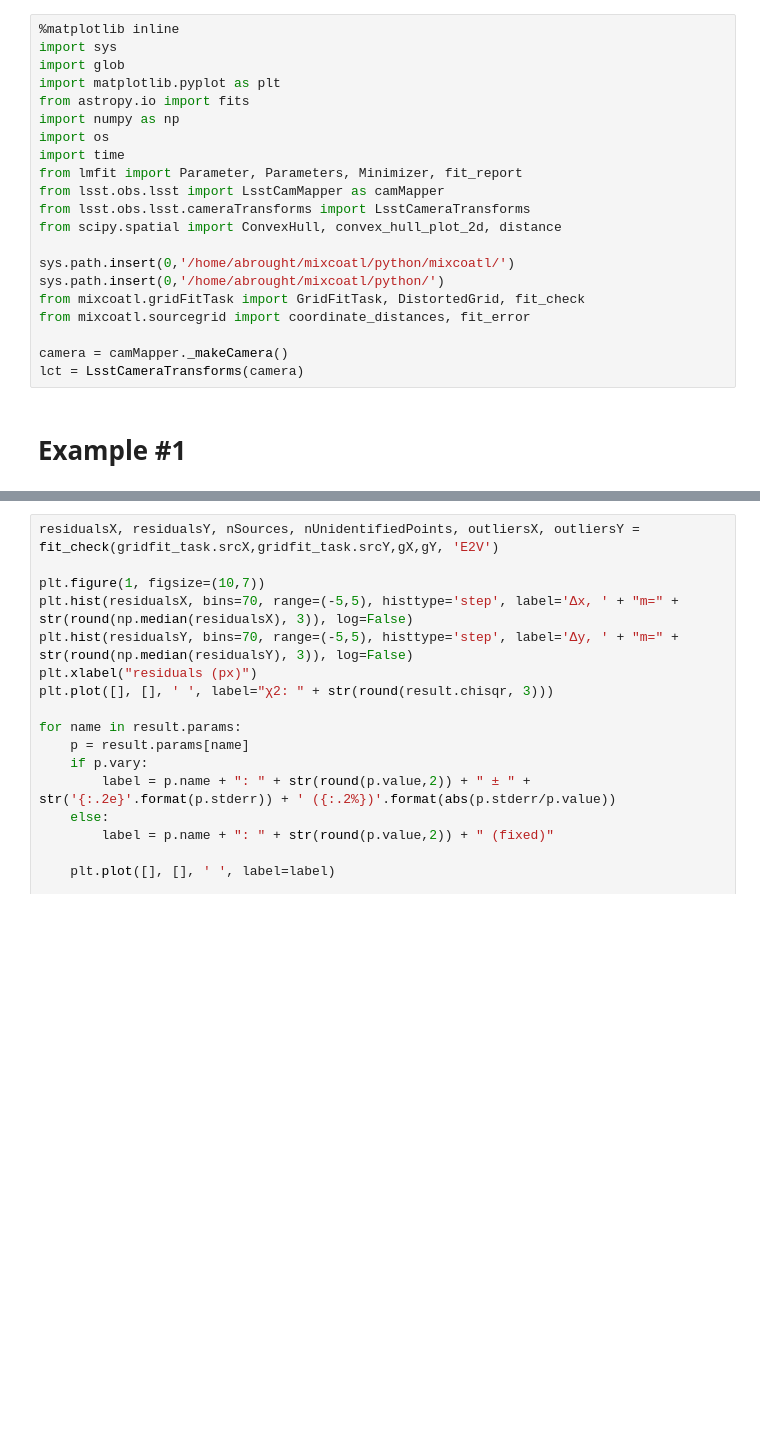
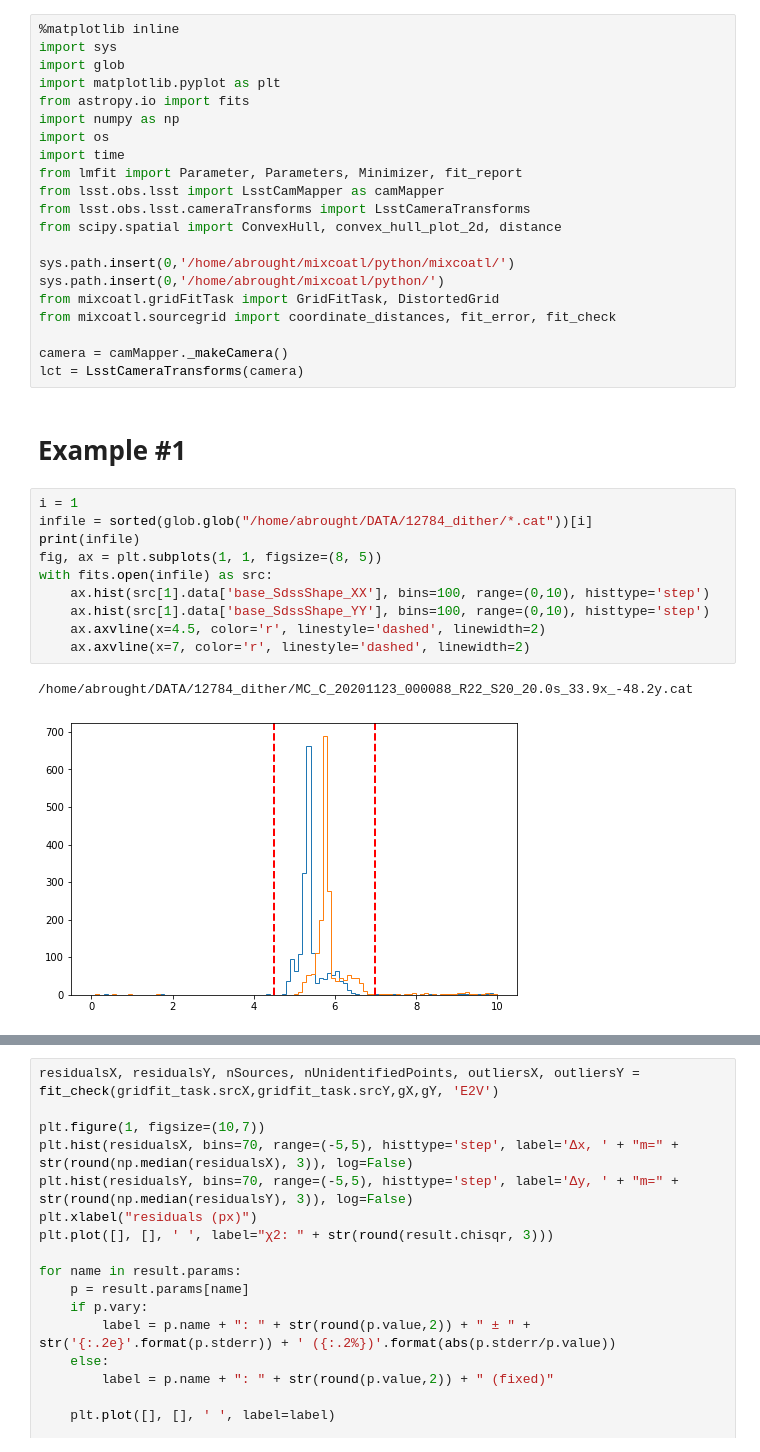
Before and after one commit to Snyder005/mixcoatl, a Jupyter notebook: notebooks/GridSpacingTests.ipynb, the cells around one changed output, grey strips where cells are left out. Drawn from its saved outputs; the diff is of its cells as text; blank space fills up the shorter version.

```diff
--- a/notebooks/GridSpacingTests.ipynb
+++ b/notebooks/GridSpacingTests.ipynb
@@ -14,10 +14,23 @@ from scipy.spatial import ConvexHull, convex_hull_plot_2d, distance
 
 sys.path.insert(0,'/home/abrought/mixcoatl/python/mixcoatl/')
 sys.path.insert(0,'/home/abrought/mixcoatl/python/')
-from mixcoatl.gridFitTask import GridFitTask, DistortedGrid, fit_check
-from mixcoatl.sourcegrid import coordinate_distances, fit_error
+from mixcoatl.gridFitTask import GridFitTask, DistortedGrid
+from mixcoatl.sourcegrid import coordinate_distances, fit_error, fit_check
 
 camera = camMapper._makeCamera()
 lct = LsstCameraTransforms(camera)
 # %% [markdown]
 # Example #1
+# %%
+i = 1
+infile = sorted(glob.glob("/home/abrought/DATA/12784_dither/*.cat"))[i]
+print(infile)
+fig, ax = plt.subplots(1, 1, figsize=(8, 5))
+with fits.open(infile) as src:
+    ax.hist(src[1].data['base_SdssShape_XX'], bins=100, range=(0,10), histtype='step')
+    ax.hist(src[1].data['base_SdssShape_YY'], bins=100, range=(0,10), histtype='step')
+    ax.axvline(x=4.5, color='r', linestyle='dashed', linewidth=2)
+    ax.axvline(x=7, color='r', linestyle='dashed', linewidth=2)
+# %% [output]
+/home/abrought/DATA/12784_dither/MC_C_20201123_000088_R22_S20_20.0s_33.9x_-48.2y.cat
+[figure, added]
```
Also changed, not shown: parts of 2 cells of this notebook, 4 other files.
